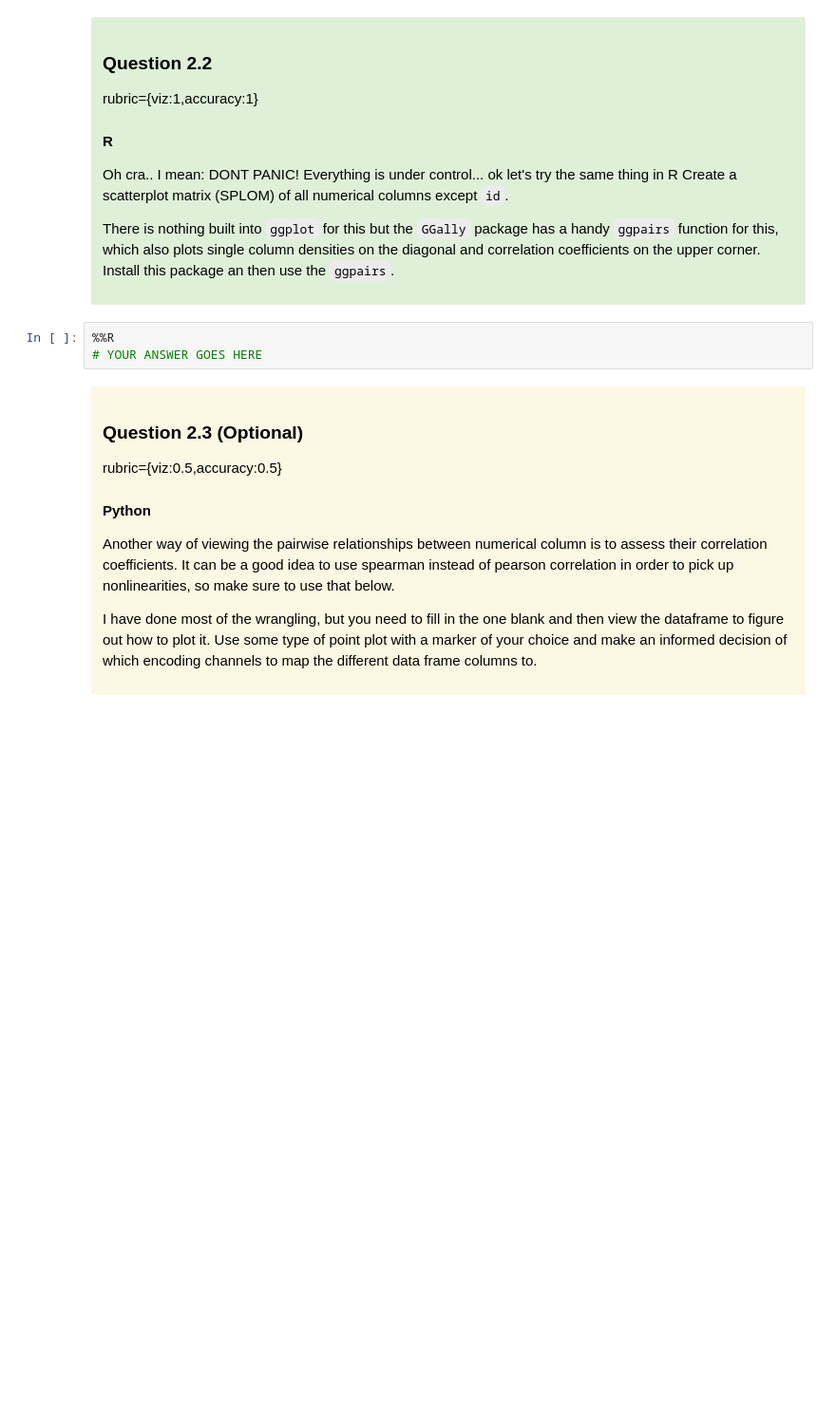
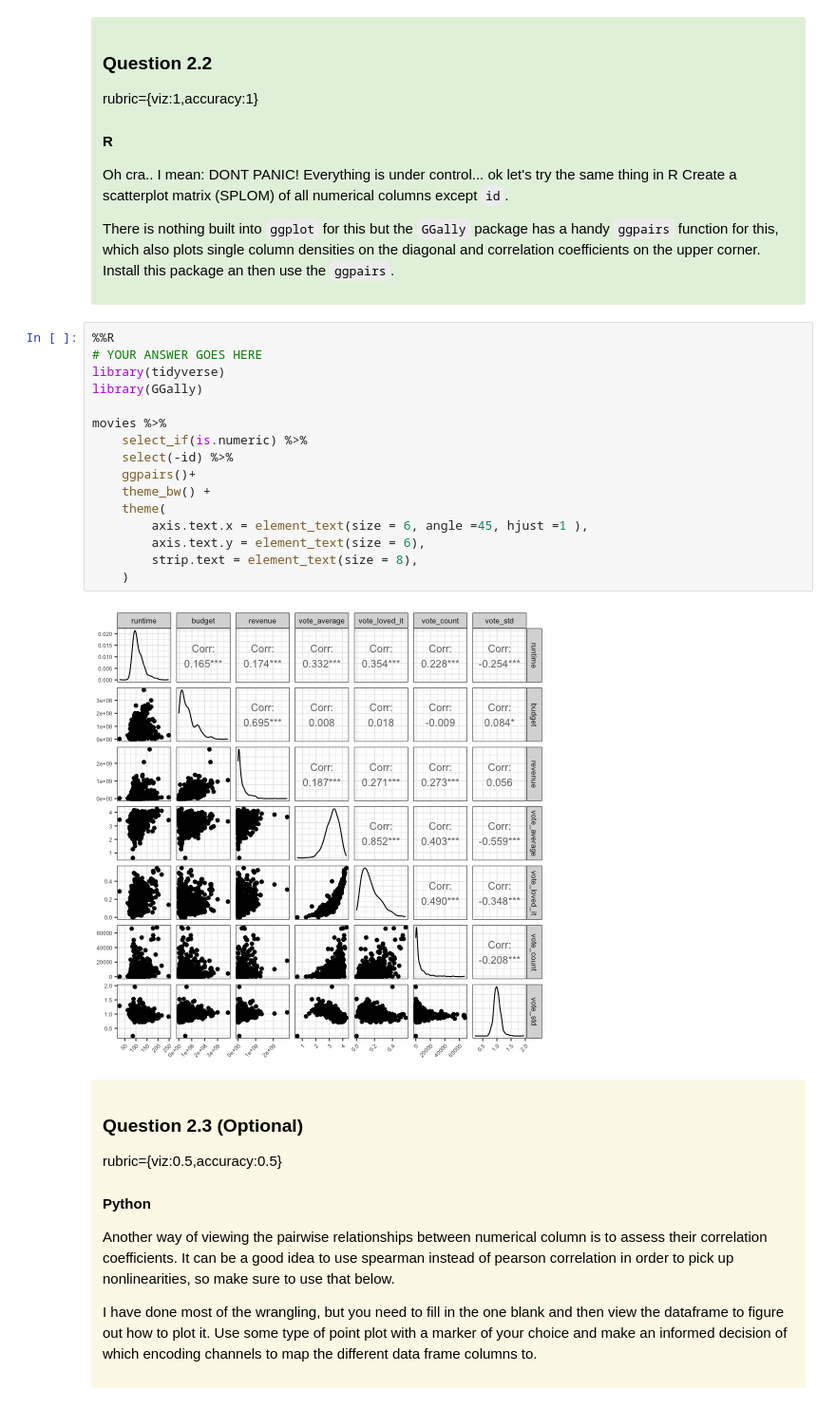
Before and after one commit to ruochenyang76-cloud/550lab, a Jupyter notebook: lab2/lab2.ipynb, the cells around one changed output. Shown at 95% size. Cells and saved outputs as stored; diff of their text form; blank space fills up the shorter version.

```diff
--- a/lab2/lab2.ipynb
+++ b/lab2/lab2.ipynb
@@ -428,9 +477,24 @@ Create a scatterplot matrix (SPLOM) of all numerical columns except <code>id</co
 
 
 </div>
-# %%
-%%R
-# YOUR ANSWER GOES HERE
+# %%
+%%R
+# YOUR ANSWER GOES HERE
+library(tidyverse)
+library(GGally)
+
+movies %>%
+    select_if(is.numeric) %>%
+    select(-id) %>%
+    ggpairs()+
+    theme_bw() +
+    theme(
+        axis.text.x = element_text(size = 6, angle =45, hjust =1 ),
+        axis.text.y = element_text(size = 6),
+        strip.text = element_text(size = 8),
+    )
+# %% [output]
+[figure, added]
 # %% [markdown]
 <div class="alert alert-warning" style="color:black">
 
```
Also changed, not shown: parts of 11 cells of this notebook, 1 other file.
